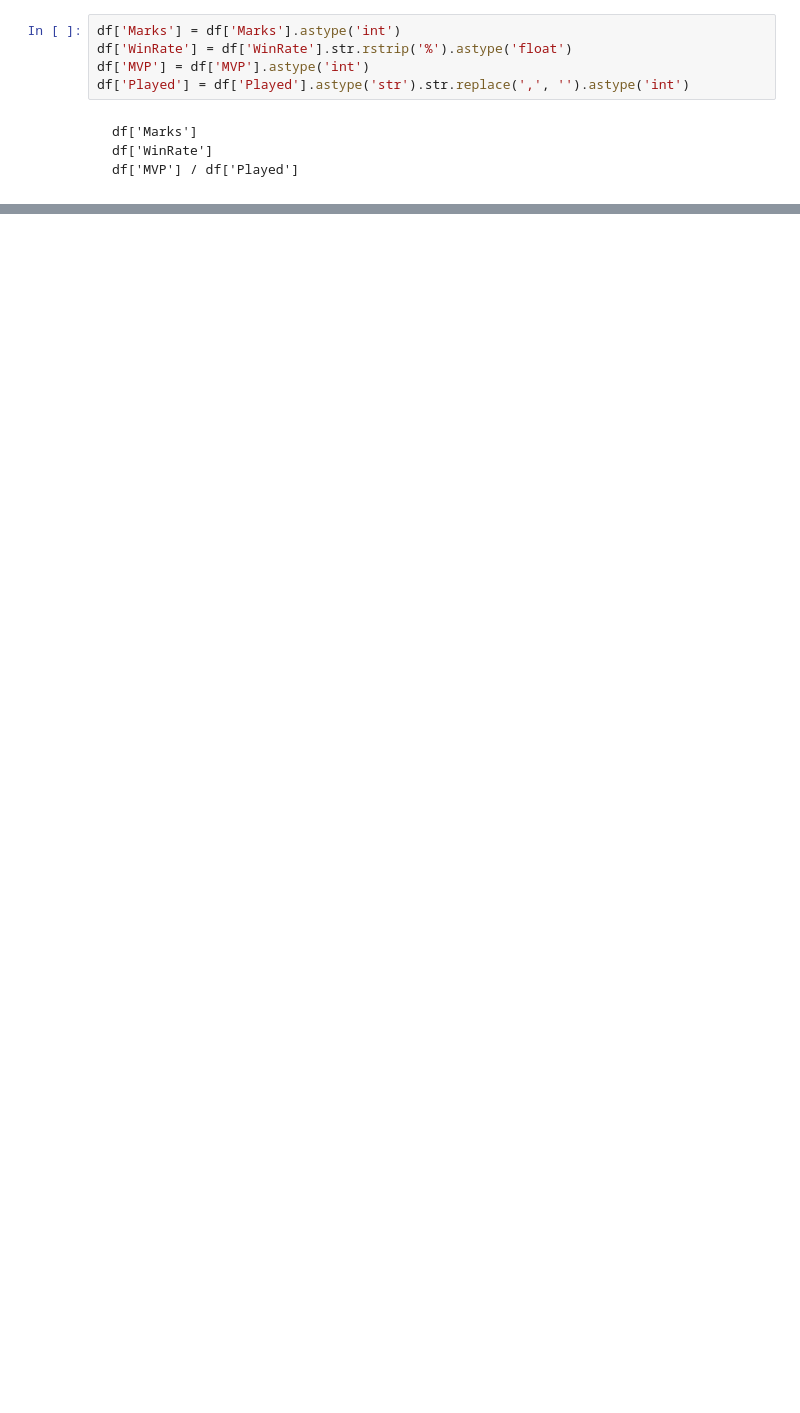
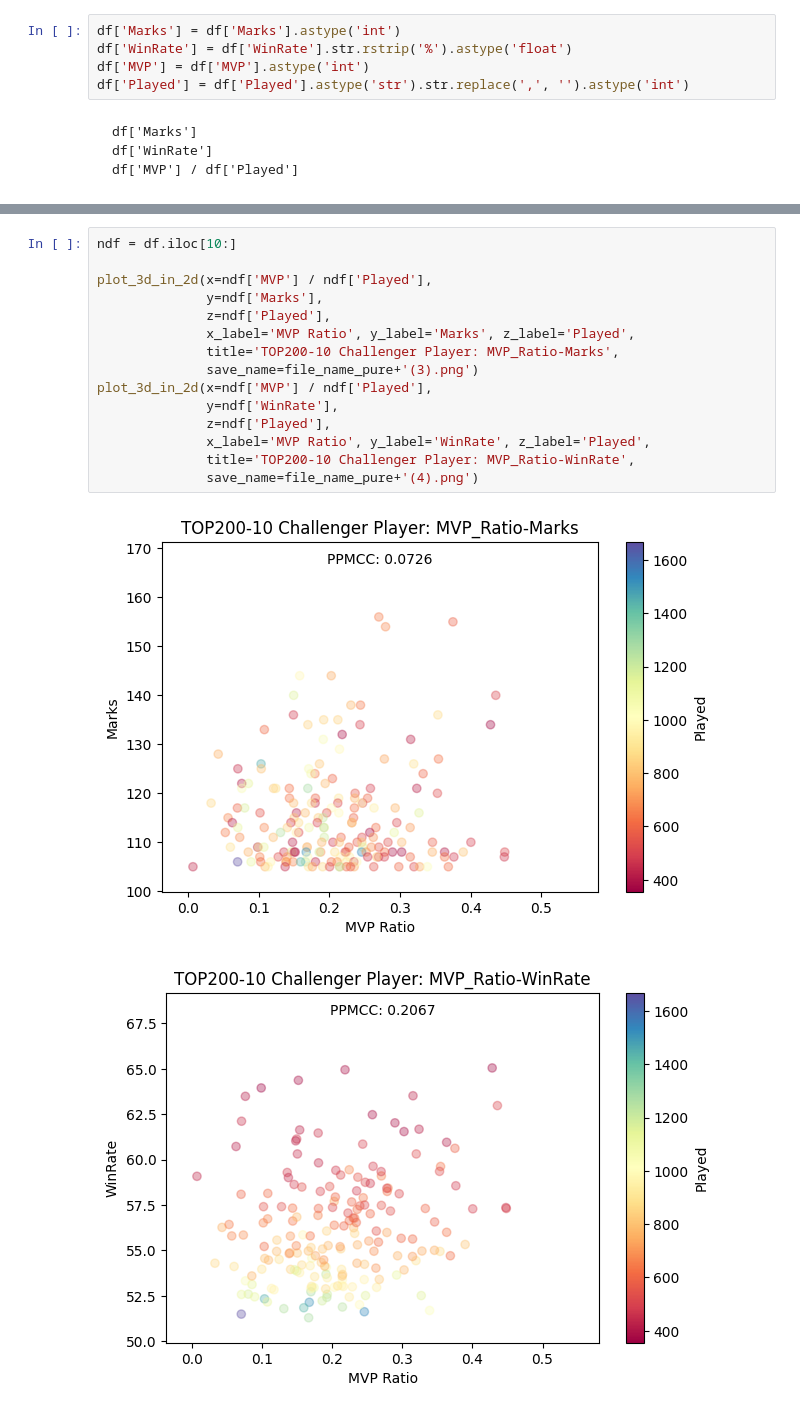
Before and after one commit to changchiyou/WildRiftResearch, a Jupyter notebook: MVP_WinRate_Marks.ipynb, the cells around one changed output, grey strips where cells are left out. Cells and saved outputs as stored; diff of their text form; blank space fills up the shorter version.

```diff
--- a/MVP_WinRate_Marks.ipynb
+++ b/MVP_WinRate_Marks.ipynb
@@ -159,0 +179,18 @@ plt.show()
+# %%
+ndf = df.iloc[10:]
+
+plot_3d_in_2d(x=ndf['MVP'] / ndf['Played'],
+              y=ndf['Marks'],
+              z=ndf['Played'],
+              x_label='MVP Ratio', y_label='Marks', z_label='Played',
+              title='TOP200-10 Challenger Player: MVP_Ratio-Marks',
+              save_name=file_name_pure+'(3).png')
+plot_3d_in_2d(x=ndf['MVP'] / ndf['Played'],
+              y=ndf['WinRate'],
+              z=ndf['Played'],
+              x_label='MVP Ratio', y_label='WinRate', z_label='Played',
+              title='TOP200-10 Challenger Player: MVP_Ratio-WinRate',
+              save_name=file_name_pure+'(4).png')
+# %% [output]
+[figure, added]
+[figure, added]
```
Also changed, not shown: parts of 6 cells of this notebook, 5 other files.
